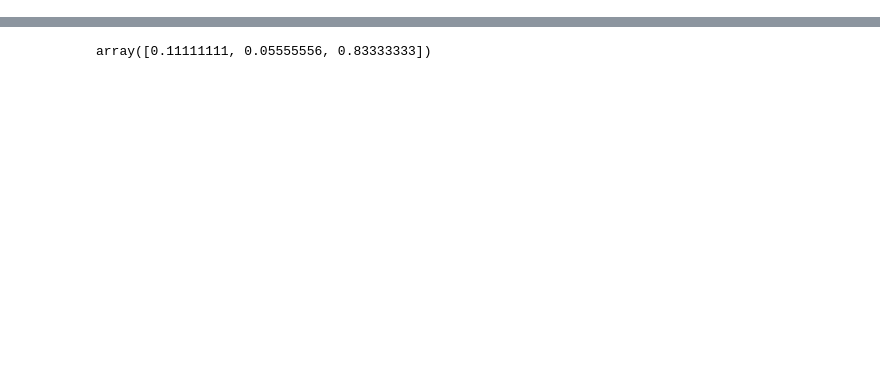
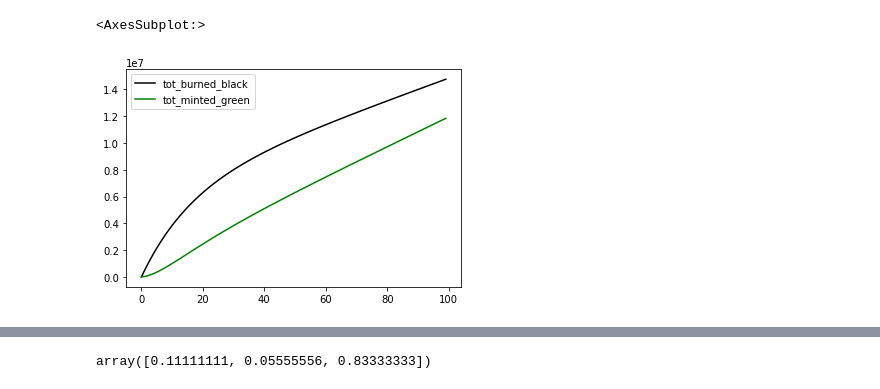
Before and after one commit to icmoore/syscoin-tex, a Jupyter notebook: carbon_renaissance/green_token_growth.ipynb, the cells around one changed output, grey strips where cells are left out. Cells and saved outputs as stored; diff of their text form; code cells hidden in the pictures; blank space fills up the shorter version.

```diff
--- a/carbon_renaissance/green_token_growth.ipynb
+++ b/carbon_renaissance/green_token_growth.ipynb
@@ -81,0 +180,5 @@ ax = dfDistrHist.head(N).plot(color = ['green', 'red', 'black'])
+# %%
+dfDistrHist[['tot_burned_black','tot_minted_green']].head(N).plot(color = ['black', 'green'])
+# %% [output]
+<AxesSubplot:>
+[figure, added]
```
Also changed, not shown: parts of 13 cells of this notebook, 9 other files.
